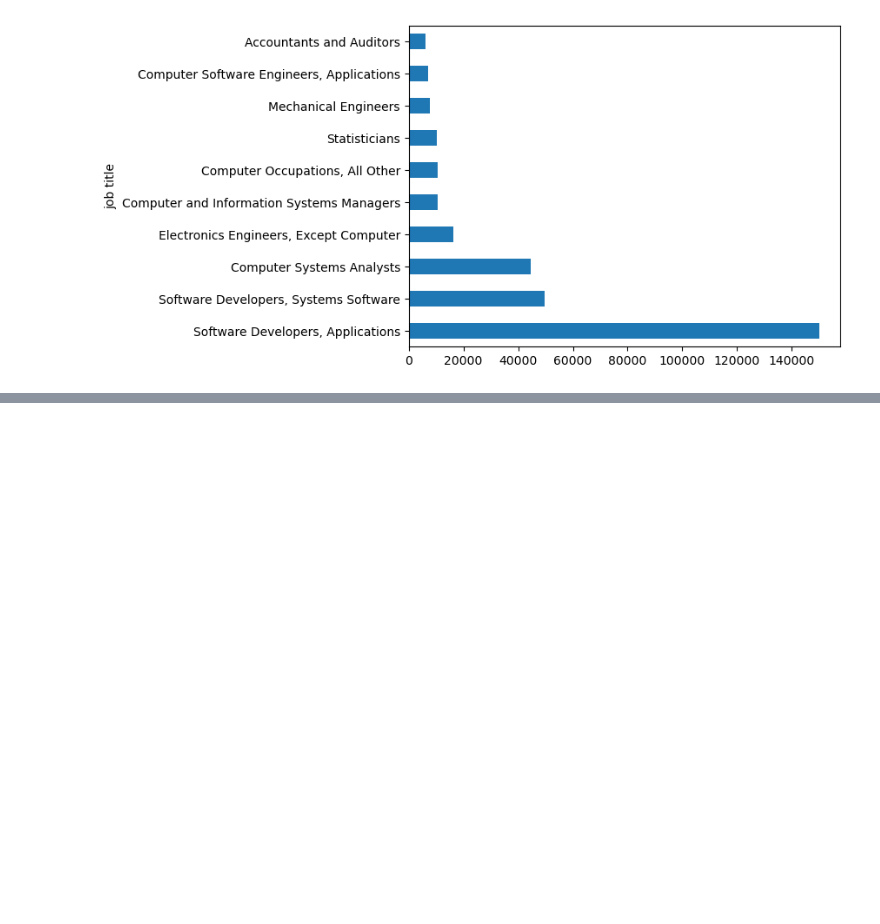
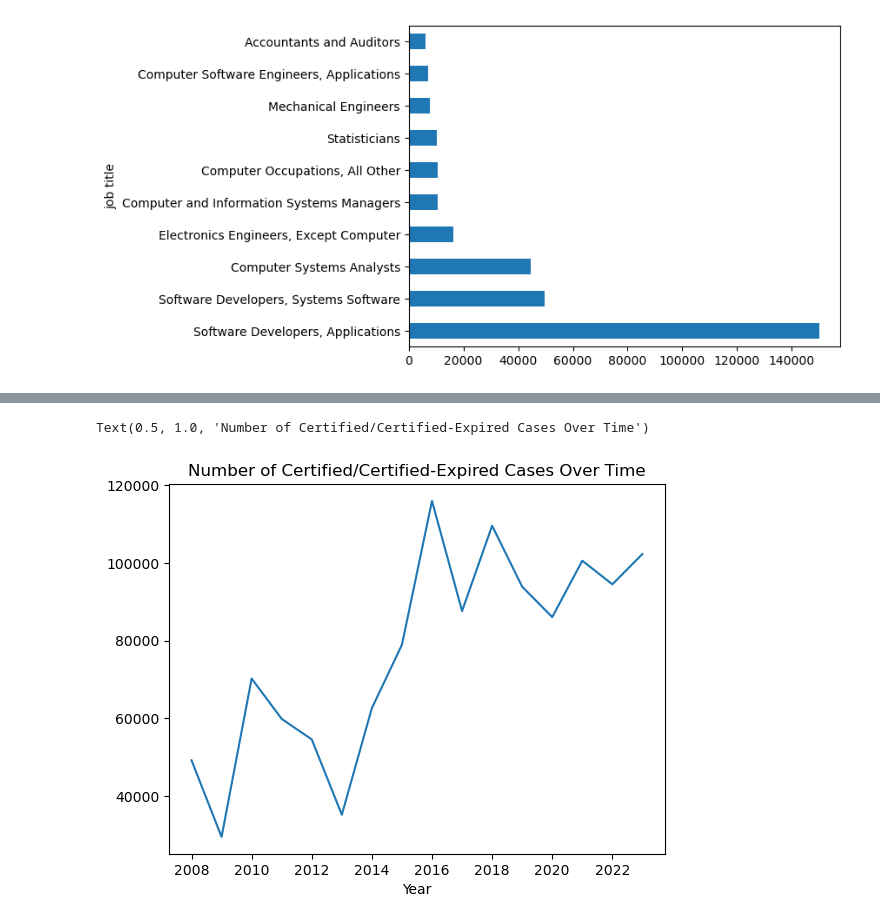
Before and after one commit to Shuyi1011/2024Spr_projects, a Jupyter notebook: final.ipynb, the cells around one changed output, grey strips where cells are left out. Cells and saved outputs as stored; diff of their text form; code cells hidden in the pictures; blank space fills up the shorter version.

```diff
--- a/final.ipynb
+++ b/final.ipynb
@@ -315 +372,7 @@ all_perm[all_perm["case status"] == "Certified"].groupby("job title").size().sor
+# %%
+all_perm[(all_perm["case status"] == "Certified") | (all_perm["case status"] == "Certified-Expired")].groupby("Year").size().plot(kind='line')
+plt.title("Number of Certified/Certified-Expired Cases Over Time")
+# %% [output]
+Text(0.5, 1.0, 'Number of Certified/Certified-Expired Cases Over Time')
+[figure, added]
 # %%
```
Also changed, not shown: parts of 11 cells of this notebook.
